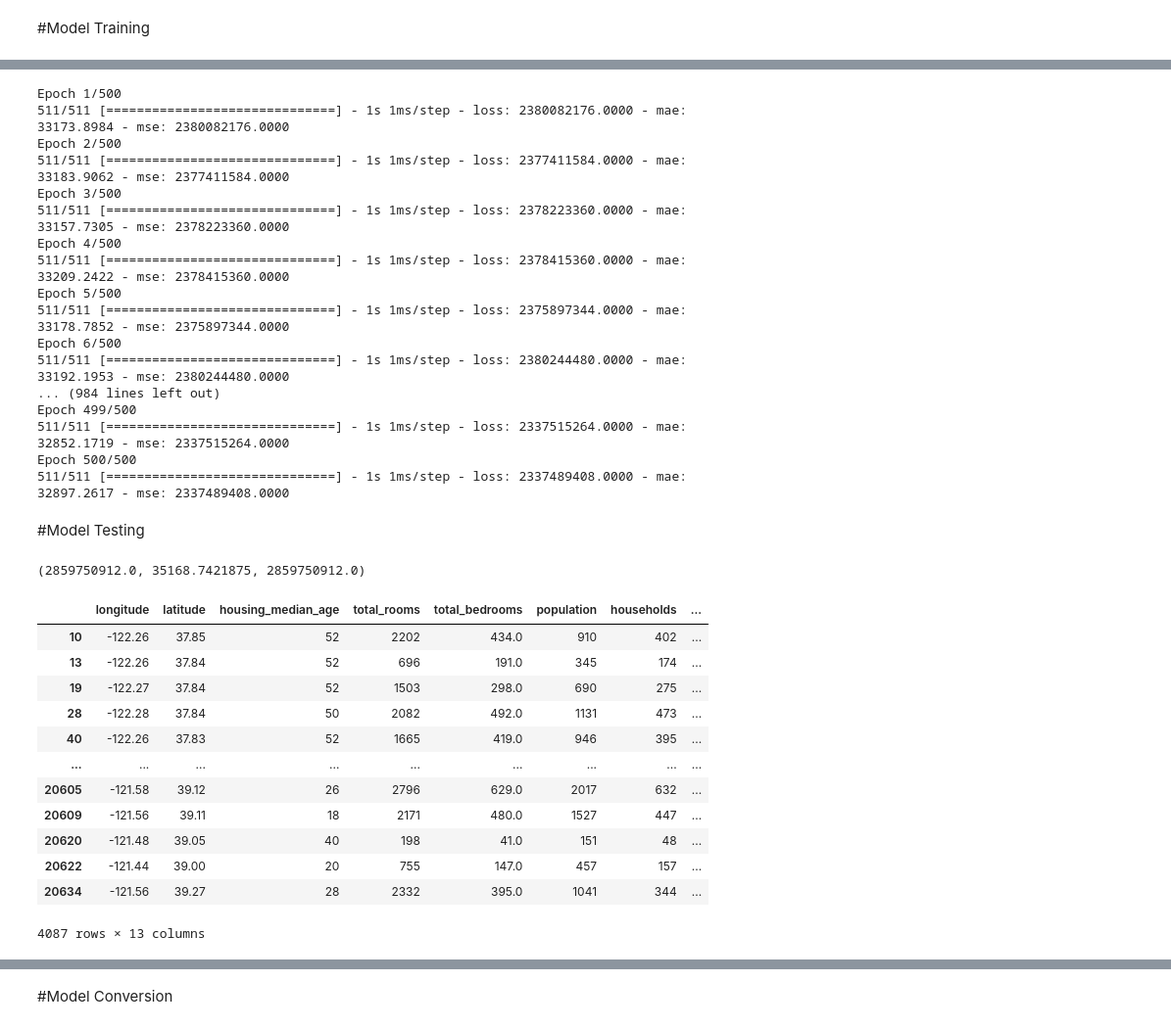
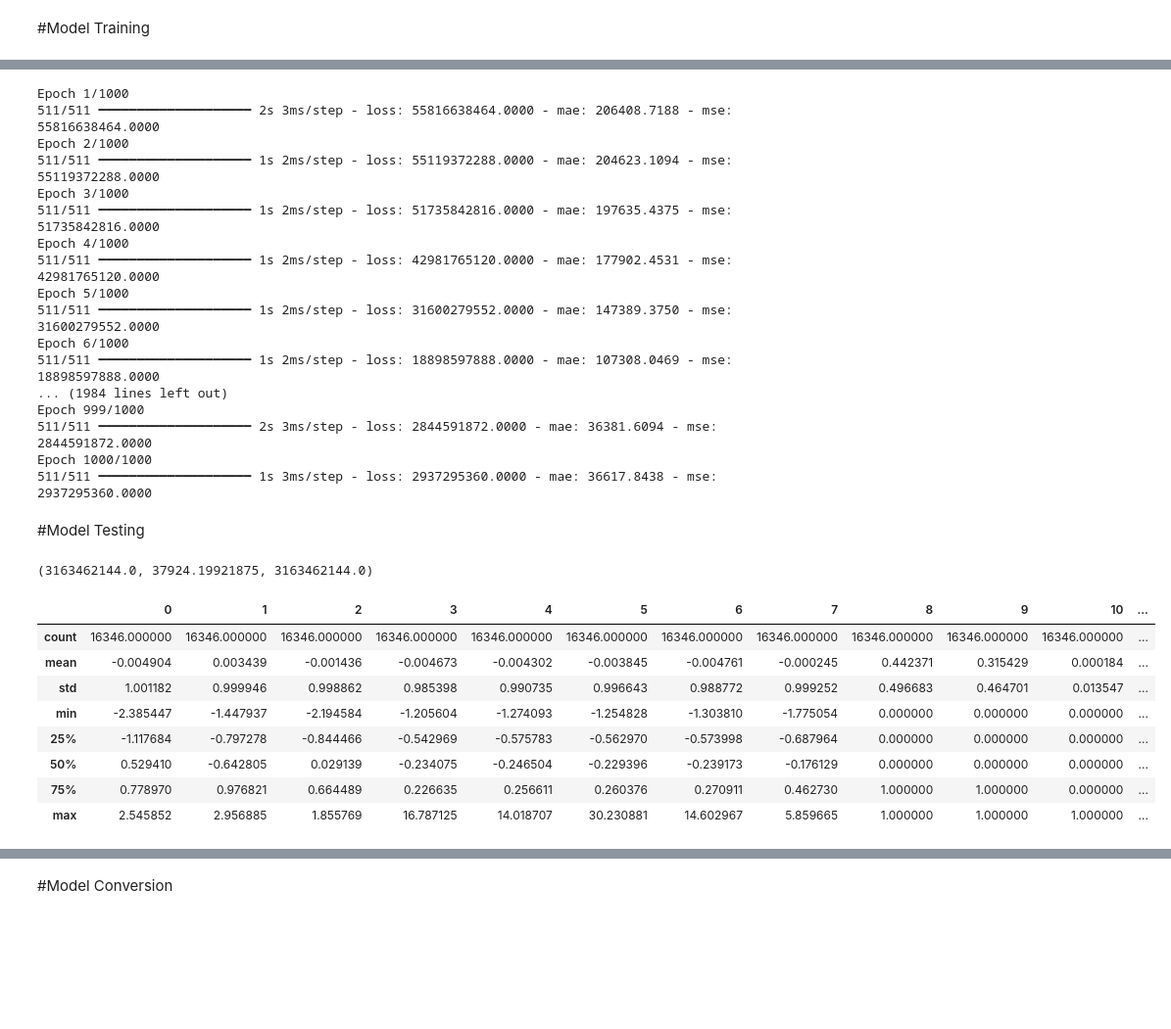
Before and after one commit to miller00315/ia_studies, a Jupyter notebook: House_Price_Prediction.ipynb, the cells around one changed output, grey strips where cells are left out. Shown at 98% size. Saved outputs shown, nothing was run; the diff lists cells and outputs as text; code cells hidden in the pictures; blank space fills up the shorter version.

```diff
--- a/House_Price_Prediction.ipynb
+++ b/House_Price_Prediction.ipynb
@@ -171,49 +179,45 @@ _________________________________________________________________
 # %%
 EPOCHS = 1000
 history = model.fit(
-  normed_train_data, train_labels,
+  normed_train_data, y_train,
   epochs=EPOCHS)
 # %% [output]
-Epoch 1/500
-511/511 [==============================] - 1s 1ms/step - loss: 2380082176.0000 - mae: 33173.8984 - mse: 2380082176.0000
-Epoch 2/500
-511/511 [==============================] - 1s 1ms/step - loss: 2377411584.0000 - mae: 33183.9062 - mse: 2377411584.0000
-Epoch 3/500
-511/511 [==============================] - 1s 1ms/step - loss: 2378223360.0000 - mae: 33157.7305 - mse: 2378223360.0000
-Epoch 4/500
-511/511 [==============================] - 1s 1ms/step - loss: 2378415360.0000 - mae: 33209.2422 - mse: 2378415360.0000
-Epoch 5/500
-511/511 [==============================] - 1s 1ms/step - loss: 2375897344.0000 - mae: 33178.7852 - mse: 2375897344.0000
-Epoch 6/500
-511/511 [==============================] - 1s 1ms/step - loss: 2380244480.0000 - mae: 33192.1953 - mse: 2380244480.0000
-... (984 lines left out)
-Epoch 499/500
-511/511 [==============================] - 1s 1ms/step - loss: 2337515264.0000 - mae: 32852.1719 - mse: 2337515264.0000
-Epoch 500/500
-511/511 [==============================] - 1s 1ms/step - loss: 2337489408.0000 - mae: 32897.2617 - mse: 2337489408.0000
+Epoch 1/1000
+511/511 ━━━━━━━━━━━━━━━━━━━━ 2s 3ms/step - loss: 55816638464.0000 - mae: 206408.7188 - mse: 55816638464.0000
+Epoch 2/1000
+511/511 ━━━━━━━━━━━━━━━━━━━━ 1s 2ms/step - loss: 55119372288.0000 - mae: 204623.1094 - mse: 55119372288.0000
+Epoch 3/1000
+511/511 ━━━━━━━━━━━━━━━━━━━━ 1s 2ms/step - loss: 51735842816.0000 - mae: 197635.4375 - mse: 51735842816.0000
+Epoch 4/1000
+511/511 ━━━━━━━━━━━━━━━━━━━━ 1s 2ms/step - loss: 42981765120.0000 - mae: 177902.4531 - mse: 42981765120.0000
+Epoch 5/1000
+511/511 ━━━━━━━━━━━━━━━━━━━━ 1s 2ms/step - loss: 31600279552.0000 - mae: 147389.3750 - mse: 31600279552.0000
+Epoch 6/1000
+511/511 ━━━━━━━━━━━━━━━━━━━━ 1s 2ms/step - loss: 18898597888.0000 - mae: 107308.0469 - mse: 18898597888.0000
+... (1984 lines left out)
+Epoch 999/1000
+511/511 ━━━━━━━━━━━━━━━━━━━━ 2s 3ms/step - loss: 2844591872.0000 - mae: 36381.6094 - mse: 2844591872.0000
+Epoch 1000/1000
+511/511 ━━━━━━━━━━━━━━━━━━━━ 1s 3ms/step - loss: 2937295360.0000 - mae: 36617.8438 - mse: 2937295360.0000
 # %% [markdown]
 #Model Testing
 # %%
-loss, mae, mse = model.evaluate(normed_test_data, test_labels, verbose=0)
+loss, mae, mse = model.evaluate(normed_test_data, y_test, verbose=0)
 loss,mae,mse
 # %% [output]
-(2859750912.0, 35168.7421875, 2859750912.0)
+(3163462144.0, 37924.19921875, 3163462144.0)
-# %%
-test_dataset
-# %% [output]
-|  | longitude | latitude | housing_median_age | total_rooms | total_bedrooms | population | households | ... |
-| 10 | -122.26 | 37.85 | 52 | 2202 | 434.0 | 910 | 402 | ... |
-| 13 | -122.26 | 37.84 | 52 | 696 | 191.0 | 345 | 174 | ... |
-| 19 | -122.27 | 37.84 | 52 | 1503 | 298.0 | 690 | 275 | ... |
-| 28 | -122.28 | 37.84 | 50 | 2082 | 492.0 | 1131 | 473 | ... |
-| 40 | -122.26 | 37.83 | 52 | 1665 | 419.0 | 946 | 395 | ... |
-| ... | ... | ... | ... | ... | ... | ... | ... | ... |
-| 20605 | -121.58 | 39.12 | 26 | 2796 | 629.0 | 2017 | 632 | ... |
-| 20609 | -121.56 | 39.11 | 18 | 2171 | 480.0 | 1527 | 447 | ... |
-| 20620 | -121.48 | 39.05 | 40 | 198 | 41.0 | 151 | 48 | ... |
-| 20622 | -121.44 | 39.00 | 20 | 755 | 147.0 | 457 | 157 | ... |
-| 20634 | -121.56 | 39.27 | 28 | 2332 | 395.0 | 1041 | 344 | ... |
-4087 rows × 13 columns
+# %%
+pd.DataFrame(X_train).describe()
+# %% [output]
+|  | 0 | 1 | 2 | 3 | 4 | 5 | 6 | 7 | 8 | 9 | 10 | ... |
+| count | 16346.000000 | 16346.000000 | 16346.000000 | 16346.000000 | 16346.000000 | 16346.000000 | 16346.000000 | 16346.000000 | 16346.000000 | 16346.000000 | 16346.000000 | ... |
+| mean | -0.004904 | 0.003439 | -0.001436 | -0.004673 | -0.004302 | -0.003845 | -0.004761 | -0.000245 | 0.442371 | 0.315429 | 0.000184 | ... |
+| std | 1.001182 | 0.999946 | 0.998862 | 0.985398 | 0.990735 | 0.996643 | 0.988772 | 0.999252 | 0.496683 | 0.464701 | 0.013547 | ... |
+| min | -2.385447 | -1.447937 | -2.194584 | -1.205604 | -1.274093 | -1.254828 | -1.303810 | -1.775054 | 0.000000 | 0.000000 | 0.000000 | ... |
+| 25% | -1.117684 | -0.797278 | -0.844466 | -0.542969 | -0.575783 | -0.562970 | -0.573998 | -0.687964 | 0.000000 | 0.000000 | 0.000000 | ... |
+| 50% | 0.529410 | -0.642805 | 0.029139 | -0.234075 | -0.246504 | -0.229396 | -0.239173 | -0.176129 | 0.000000 | 0.000000 | 0.000000 | ... |
+| 75% | 0.778970 | 0.976821 | 0.664489 | 0.226635 | 0.256611 | 0.260376 | 0.270911 | 0.462730 | 1.000000 | 1.000000 | 0.000000 | ... |
+| max | 2.545852 | 2.956885 | 1.855769 | 16.787125 | 14.018707 | 30.230881 | 14.602967 | 5.859665 | 1.000000 | 1.000000 | 1.000000 | ... |
 # %%
 test_predictions = model.predict(normed_test_data).flatten()
 test_predictions
```
Also changed, not shown: parts of 17 cells of this notebook.
